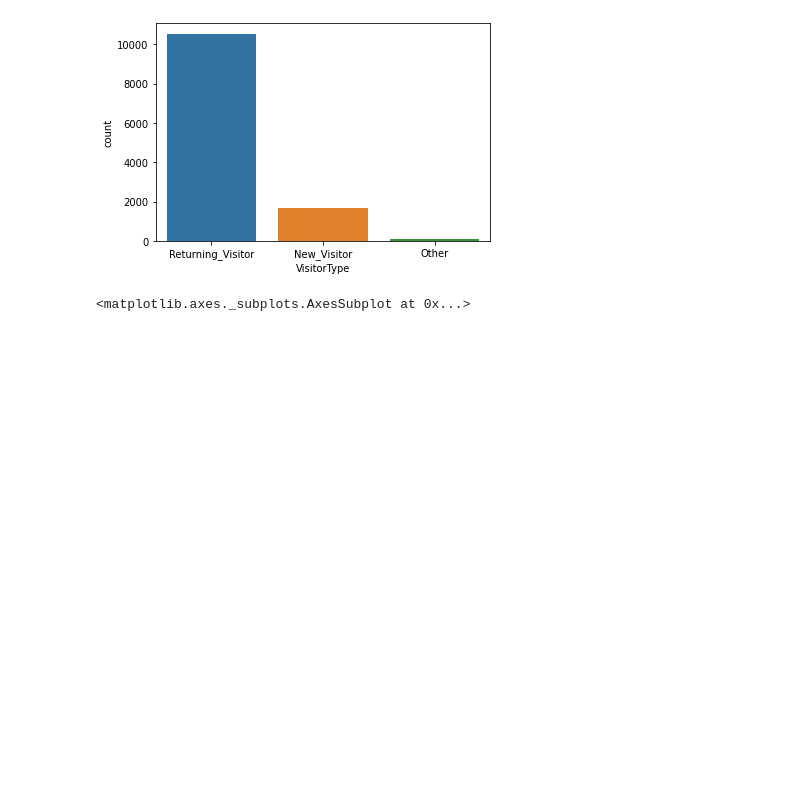
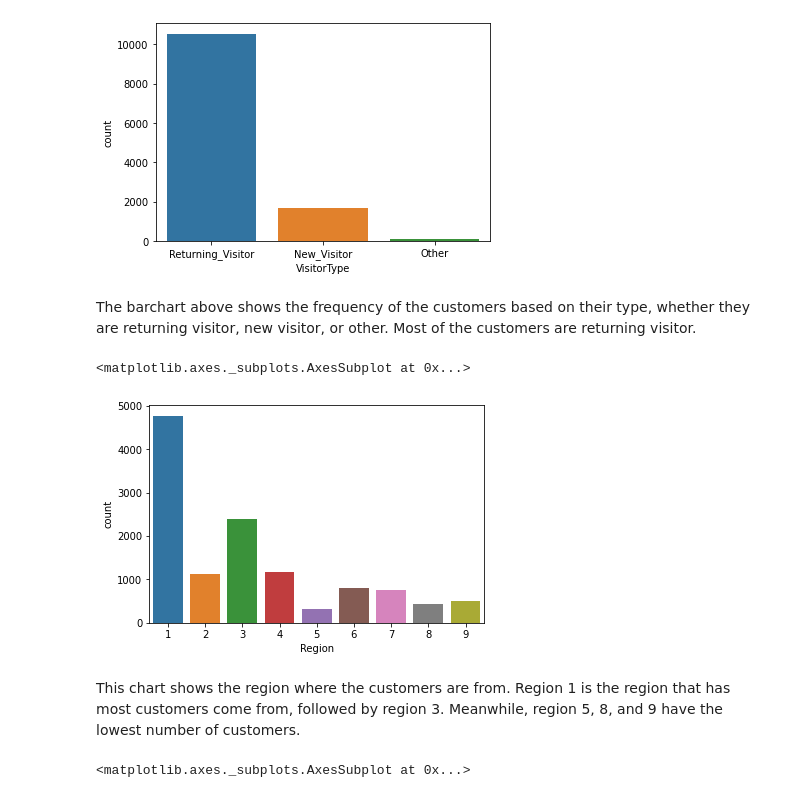
Before and after one commit to rave747214/YOG-2-Biji-Bunga-Matahari, a Jupyter notebook: Biji_Bunga_Matahari.ipynb, the cells around one changed output. Cells and saved outputs as stored; diff of their text form; code cells hidden in the pictures; blank space fills up the shorter version.

```diff
--- a/Biji_Bunga_Matahari.ipynb
+++ b/Biji_Bunga_Matahari.ipynb
@@ -213,6 +218,15 @@ sns.countplot(data['VisitorType'])
 # %% [output]
 <matplotlib.axes._subplots.AxesSubplot at 0x...>
 [figure]
+# %% [markdown]
+The barchart above shows the frequency of the customers based on their type, whether they are returning visitor, new visitor, or other. Most of the customers are returning visitor.
+# %%
+sns.countplot(data['Region'])
+# %% [output]
+<matplotlib.axes._subplots.AxesSubplot at 0x...>
+[figure, added]
+# %% [markdown]
+This chart shows the region where the customers are from. Region 1 is the region that has most customers come from, followed by region 3. Meanwhile, region 5, 8, and 9 have the lowest number of customers.
 # %%
 sns.countplot(data['Month'])
 # %% [output]
```
Also changed, not shown: parts of 22 cells of this notebook.
